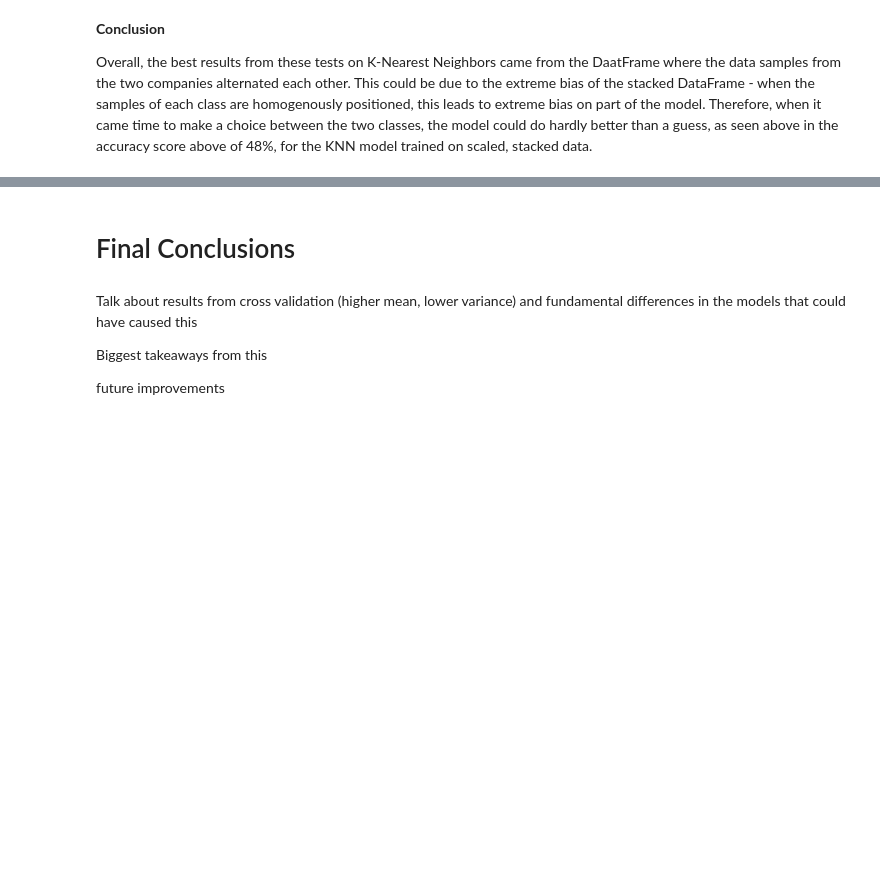
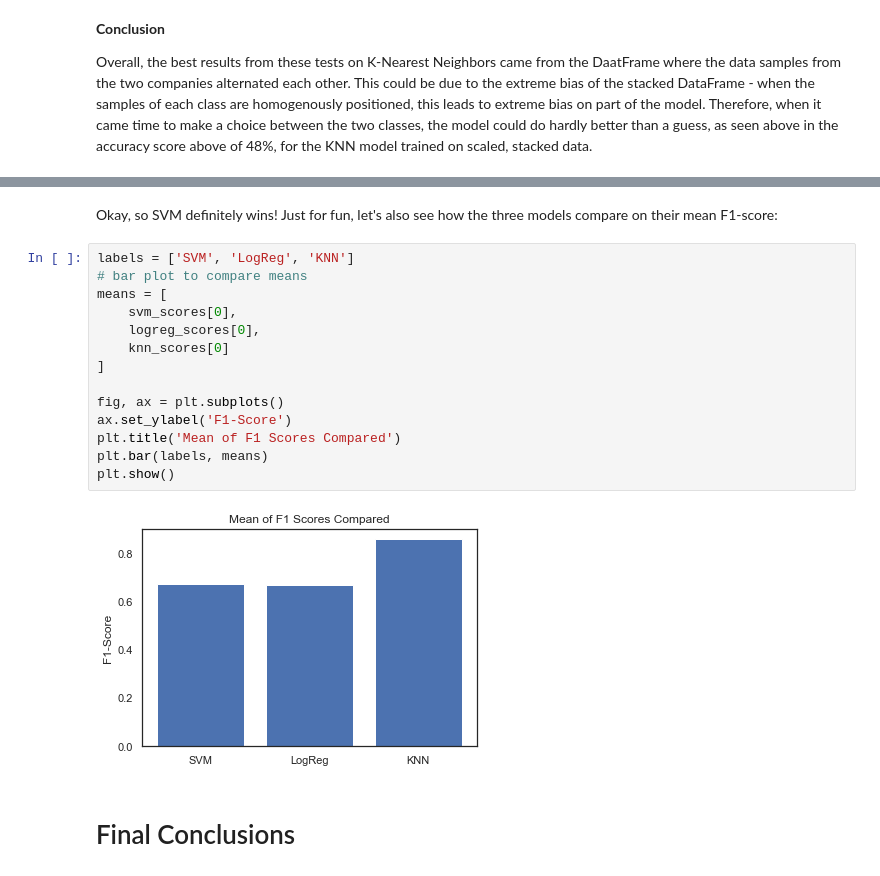
Before and after one commit to UPstartDeveloper/bookstore-classifier, a Jupyter notebook: classifications.ipynb, the cells around one changed output, grey strips where cells are left out. Saved outputs shown, nothing was run; the diff lists cells and outputs as text; blank space fills up the shorter version.

```diff
--- a/classifications.ipynb
+++ b/classifications.ipynb
@@ -959,8 +1020,21 @@ Overall, the best results from these tests on K-Nearest Neighbors came from the
+# %% [markdown]
+Okay, so SVM definitely wins!
+Just for fun, let's also see how the three models compare on their mean F1-score:
+# %%
+labels = ['SVM', 'LogReg', 'KNN']
+# bar plot to compare means
+means = [
+    svm_scores[0],
+    logreg_scores[0],
+    knn_scores[0]
+]
+
+fig, ax = plt.subplots()
+ax.set_ylabel('F1-Score')
+plt.title('Mean of F1 Scores Compared')
+plt.bar(labels, means)
+plt.show()
+# %% [output]
+[figure, added]
 # %% [markdown]
 # Final Conclusions
-# %% [markdown]
-Talk about results from cross validation (higher mean, lower variance) and fundamental differences in the models that could have caused this
-
-Biggest takeaways from this
-
-future improvements
```
Also changed, not shown: parts of 20 cells of this notebook.
